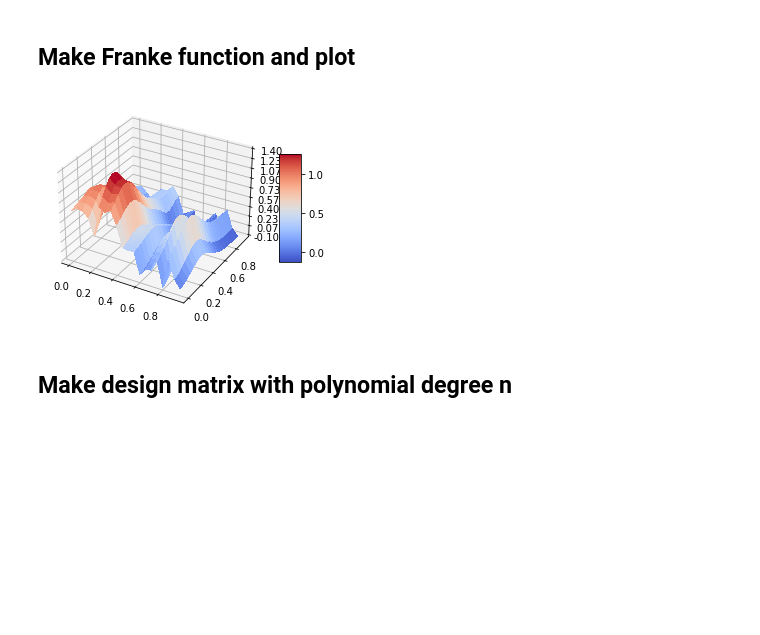
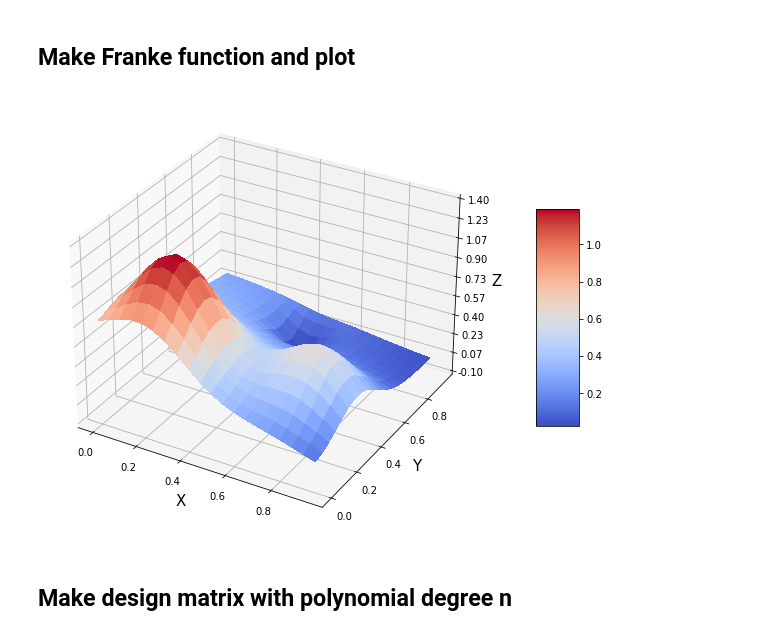
Before and after one commit to jornmarh/fys-stk4155, a Jupyter notebook: project1/project1-ad.ipynb, the cells around one changed output. Drawn from its saved outputs; the diff is of its cells as text; code cells hidden in the pictures; blank space fills up the shorter version.

```diff
--- a/project1/project1-ad.ipynb
+++ b/project1/project1-ad.ipynb
@@ -24,40 +37,43 @@ def MSE(y_data,y_model):
 # %% [markdown]
 ## Make Franke function and plot
 # %%
-fig = plt.figure()
+fig = plt.figure(figsize=(20,8))
 ax = fig.gca(projection='3d')
 
 # Make data.
 x = np.arange(0, 1, 0.05)
 y = np.arange(0, 1, 0.05)
 x, y = np.meshgrid(x,y)
 
-
 def FrankeFunction(x,y):
     term1 = 0.75*np.exp(-(0.25*(9*x-2)**2) - 0.25*((9*y-2)**2))
     term2 = 0.75*np.exp(-((9*x+1)**2)/49.0 - 0.1*(9*y+1))
     term3 = 0.5*np.exp(-(9*x-7)**2/4.0 - 0.25*((9*y-3)**2))
     term4 = -0.2*np.exp(-(9*x-4)**2 - (9*y-7)**2)
-    noise = 0.2*np.random.randn(len(x))
-    #noise = np.random.normal(0, 0.05, len(x)*len(x))
-    return term1 + term2 + term3 + term4 + noise
+    noise = np.random.normal(0,1,x.shape)
+    return term1 + term2 + term3 + term4# + noise
+
 
 z = FrankeFunction(x, y)
 
 # Plot the surface.
 surf = ax.plot_surface(x, y, z, cmap=cm.coolwarm,
                        linewidth=0, antialiased=False)
 # Customize the z axis.
 ax.set_zlim(-0.10, 1.40)
 ax.zaxis.set_major_locator(LinearLocator(10))
 ax.zaxis.set_major_formatter(FormatStrFormatter('%.02f'))
 
+ax.set_xlabel('X', fontsize=15)
+ax.set_ylabel('Y', fontsize=15)
+ax.set_zlabel('Z', fontsize=15)
+
 # Add a color bar which maps values to colors.
 fig.colorbar(surf, shrink=0.5, aspect=5)
 
 plt.show()
 # %% [output]
-[figure, old version]
+[figure, new version]
 # %% [markdown]
 ## Make design matrix with polynomial degree n
 # %%
```
Also changed, not shown: parts of 15 cells of this notebook, 1 other file.
